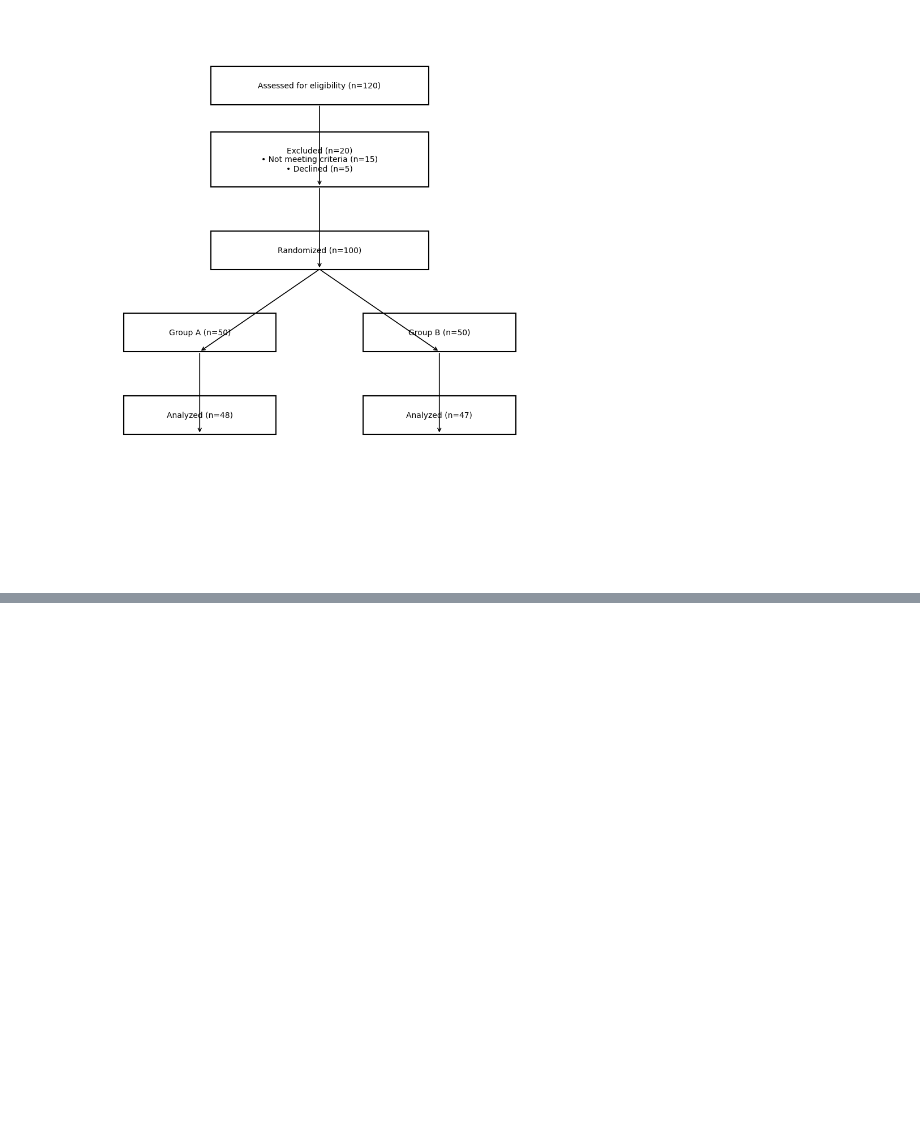
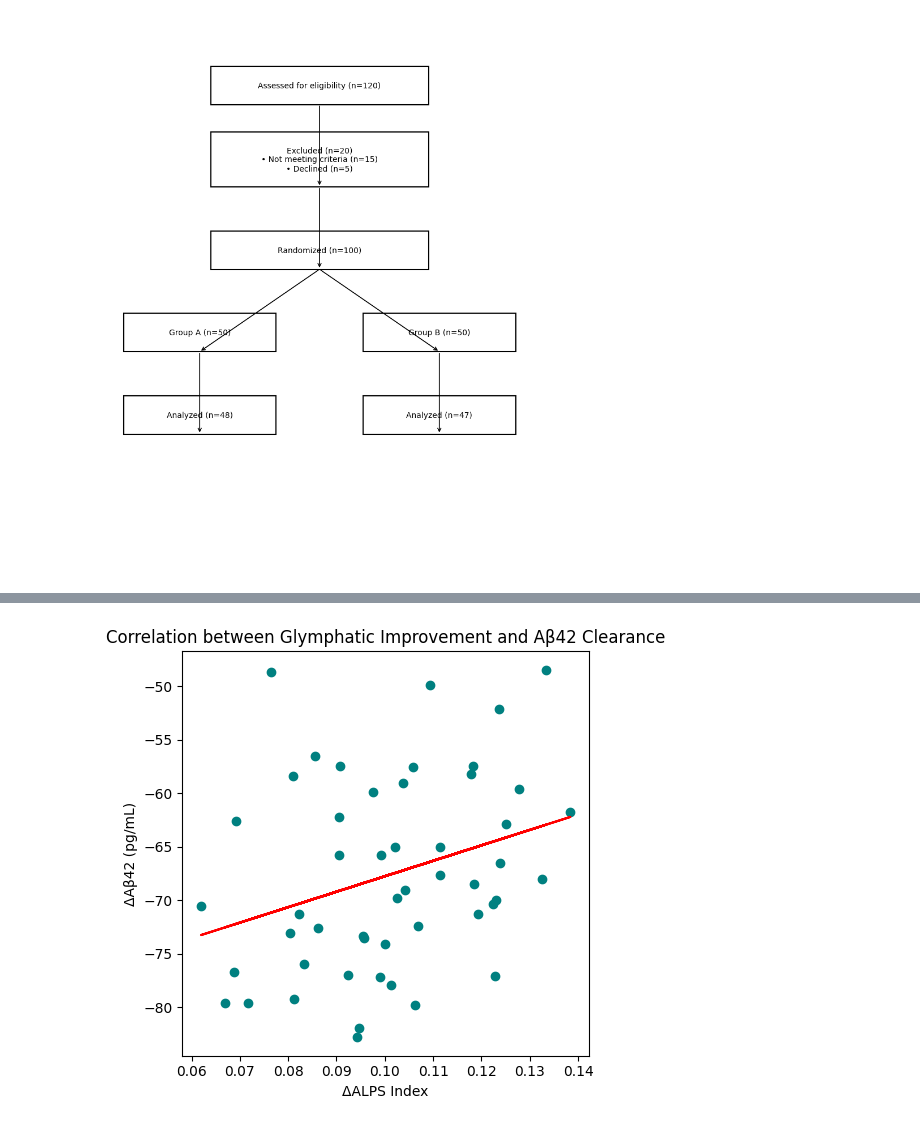
Before and after one commit to YuktiTripathi/Learn-Practice, a Jupyter notebook: graphs.ipynb, the cells around one changed output, grey strips where cells are left out. Cells and saved outputs as stored; diff of their text form; code cells hidden in the pictures; blank space fills up the shorter version.

```diff
--- a/graphs.ipynb
+++ b/graphs.ipynb
@@ -173,0 +218,19 @@ plt.show()
+# %%
+import numpy as np
+
+# Example paired data
+alps_delta = np.random.normal(0.1, 0.02, 50)
+abeta_delta = np.random.normal(-70, 10, 50)
+
+plt.figure(figsize=(5,5))
+plt.scatter(alps_delta, abeta_delta, color='teal')
+plt.xlabel("ΔALPS Index")
+plt.ylabel("ΔAβ42 (pg/mL)")
+plt.title("Correlation between Glymphatic Improvement and Aβ42 Clearance")
+# Optional: regression line
+m, b = np.polyfit(alps_delta, abeta_delta, 1)
+plt.plot(alps_delta, m*alps_delta + b, color='red', lw=1.5)
+plt.tight_layout()
+plt.show()
+# %% [output]
+[figure, added]
```
Also changed, not shown: parts of 2 cells of this notebook.
